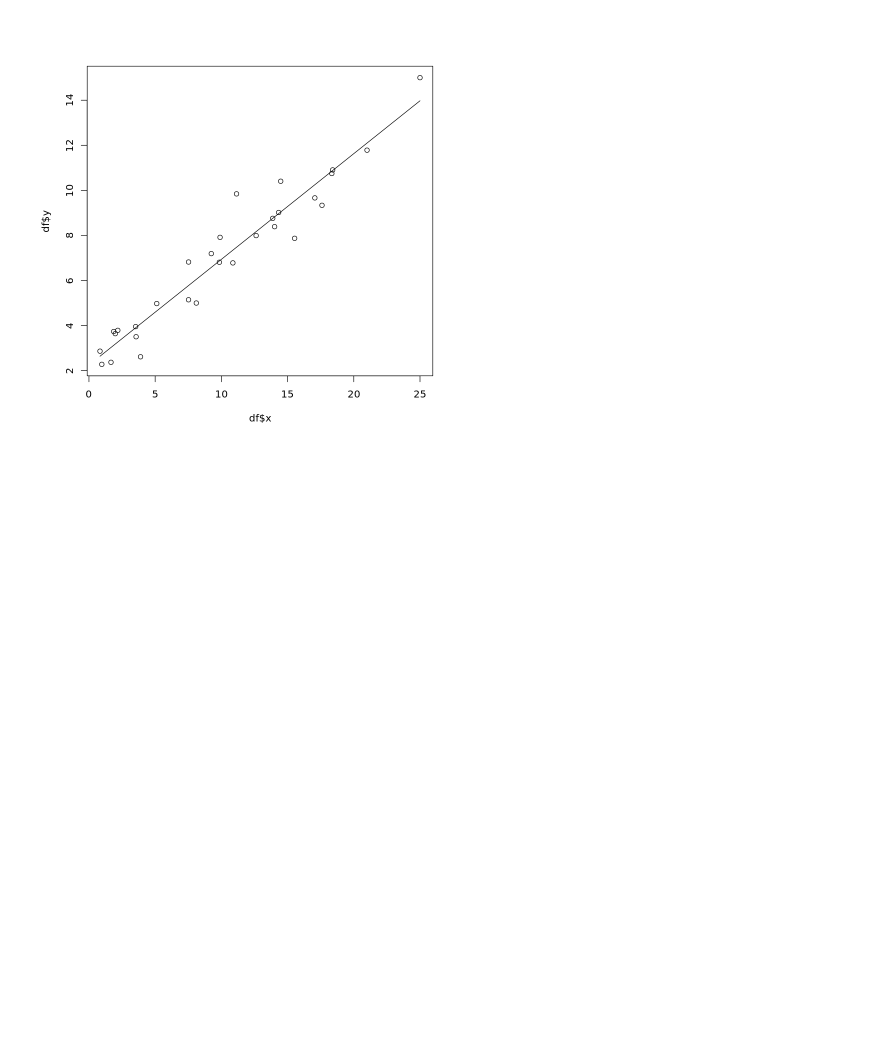
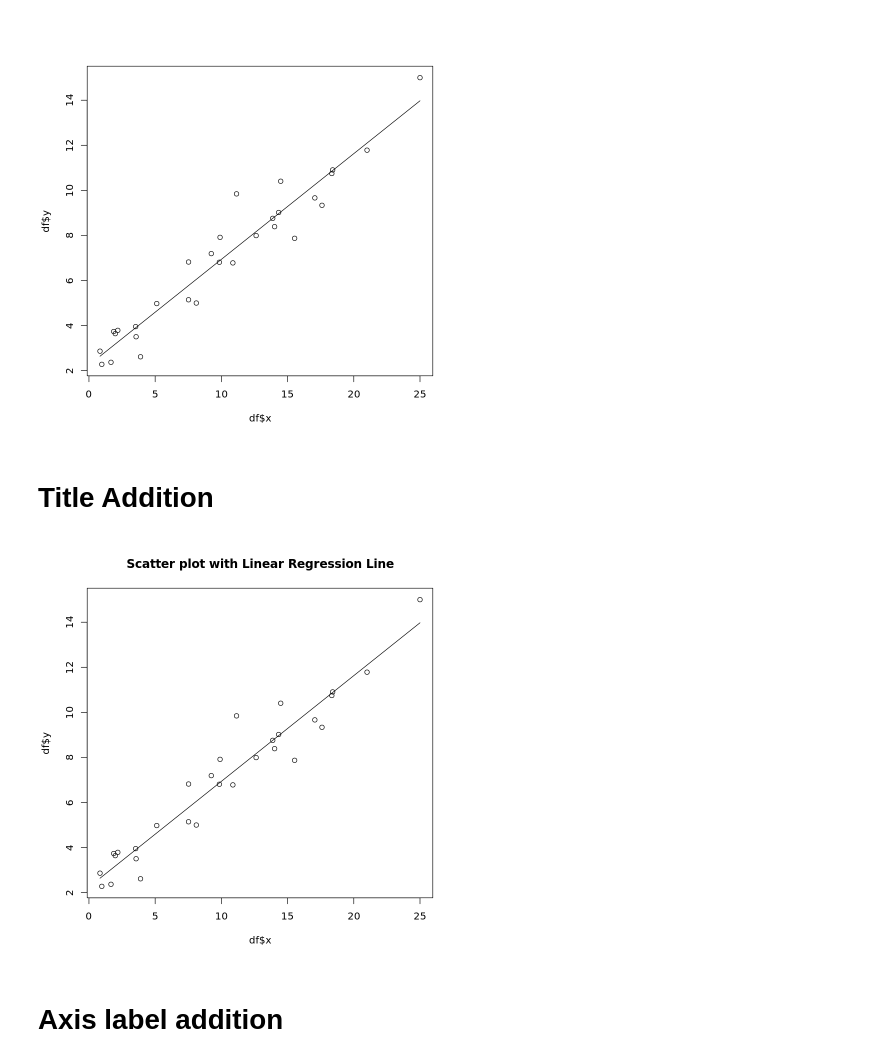
Before and after one commit to ZianneO/BSGP-LM, a Jupyter notebook: lmR.ipynb, the cells around one changed output. Saved outputs shown, nothing was run; the diff lists cells and outputs as text; code cells hidden in the pictures; blank space fills up the shorter version.

```diff
--- a/lmR.ipynb
+++ b/lmR.ipynb
@@ -94,3 +93,13 @@ plot(df$x, df$y)
 lines(df$x, y_predict)
 # %% [output]
 [figure]
+# %% [markdown]
+# Title Addition
+# %%
+plot(df$x, df$y,
+     main = "Scatter plot with Linear Regression Line")
+lines(df$x, y_predict)
+# %% [output]
+[figure, added]
+# %% [markdown]
+# Axis label addition
```
Also changed, not shown: parts of 3 cells of this notebook.
